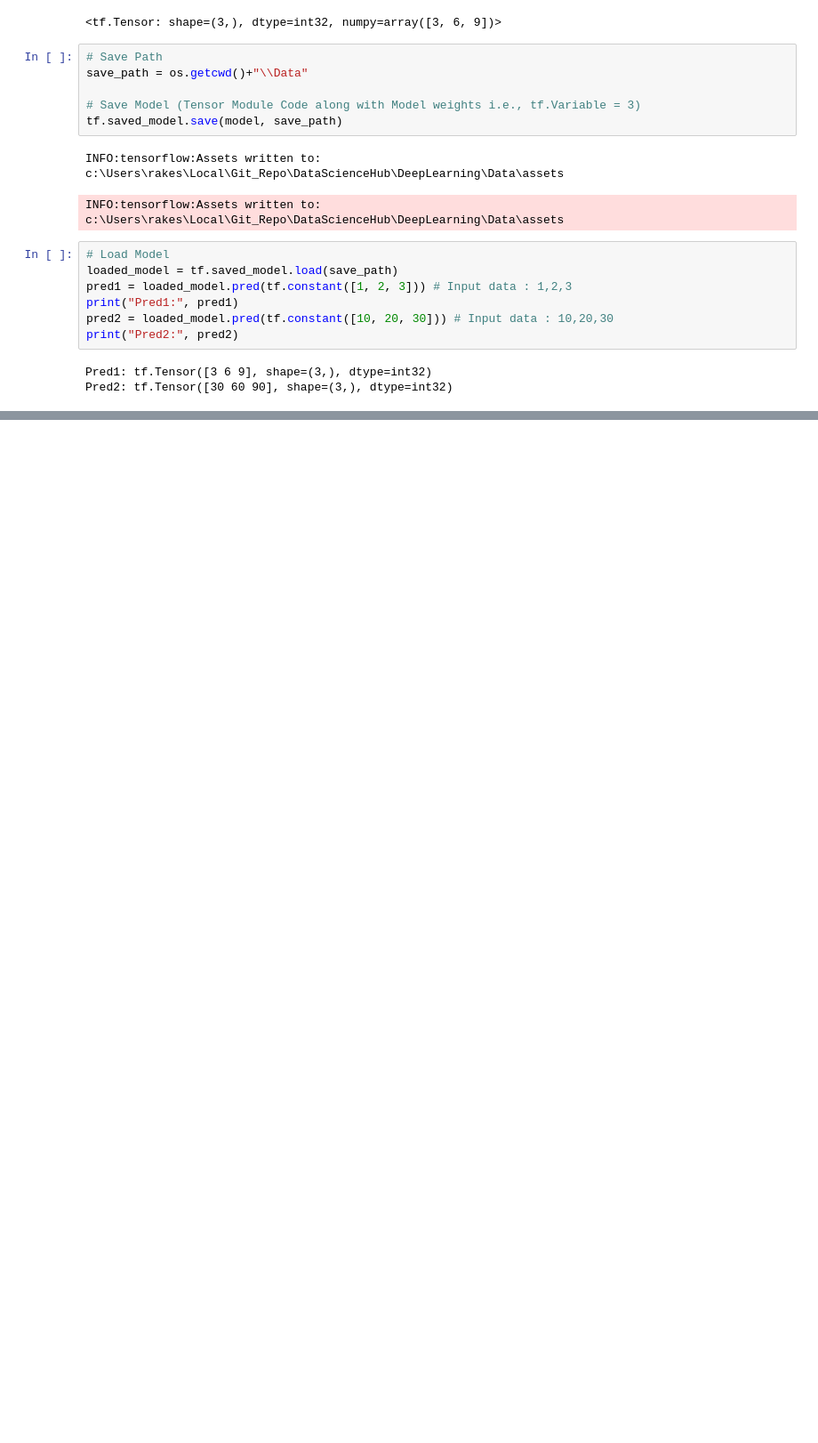
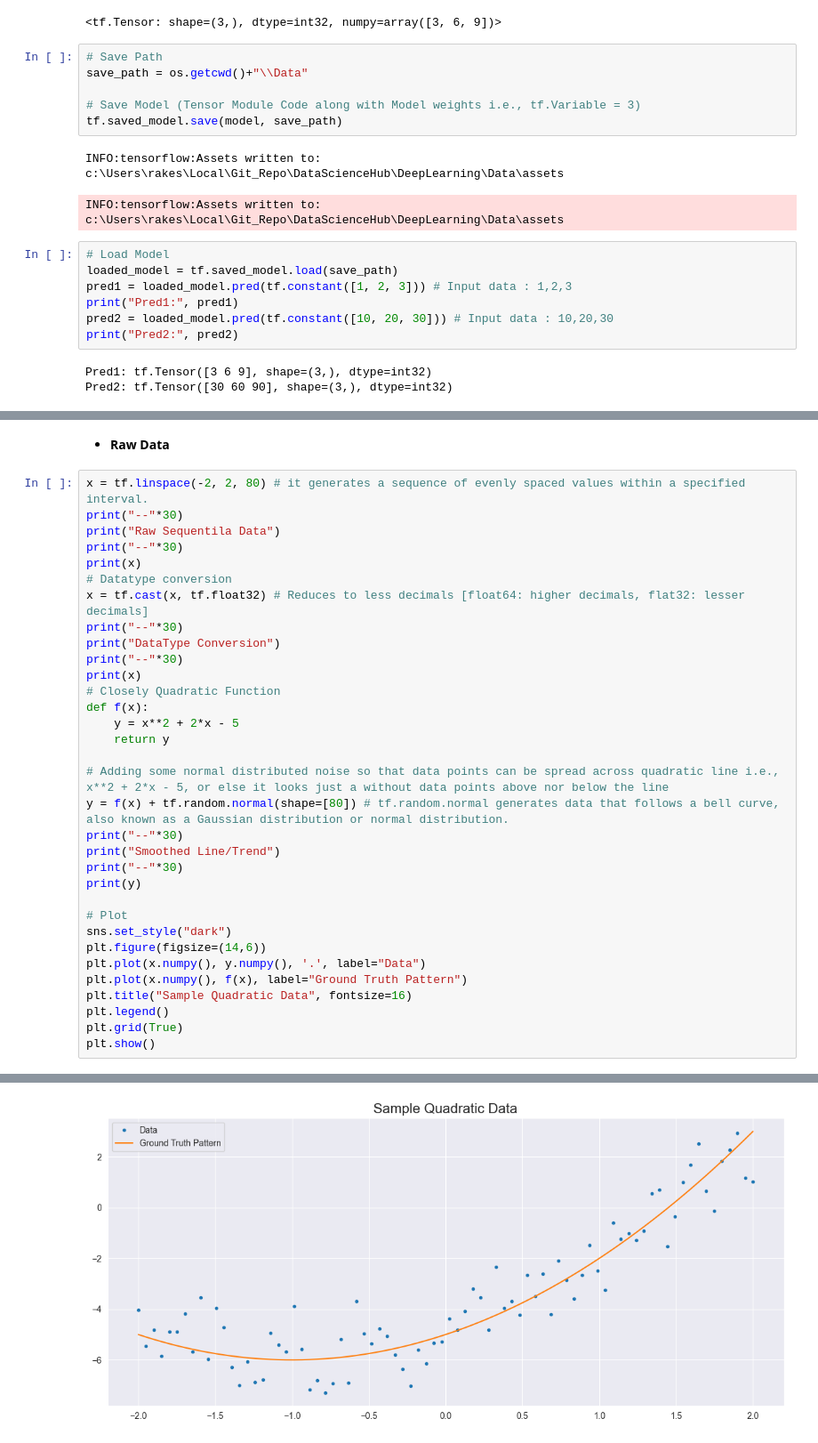
Before and after one commit to RakeshG1/DataScienceHub, a Jupyter notebook: DeepLearning/Tensorflow[Basics].ipynb, the cells around one changed output, grey strips where cells are left out. Shown: that part at 89% size. Drawn from its saved outputs; the diff is of its cells as text; blank space fills up the shorter version.

Commit message:
Updated Tensorflow notebook with quadratic model

```diff
--- a/DeepLearning/Tensorflow[Basics].ipynb
+++ b/DeepLearning/Tensorflow[Basics].ipynb
@@ -303,0 +338,36 @@ Pred2: tf.Tensor([30 60 90], shape=(3,), dtype=int32)
+# %% [markdown]
+- **Raw Data**
+# %%
+x = tf.linspace(-2, 2, 80) # it generates a sequence of evenly spaced values within a specified interval.
+print("--"*30)
+print("Raw Sequentila Data")
+print("--"*30)
+print(x)
+# Datatype conversion
+x = tf.cast(x, tf.float32) # Reduces to less decimals [float64: higher decimals, flat32: lesser decimals]
+print("--"*30)
+print("DataType Conversion")
+print("--"*30)
+print(x)
+# Closely Quadratic Function
+def f(x):
+    y = x**2 + 2*x - 5
+    return y
+
+# Adding some normal distributed noise so that data points can be spread across quadratic line i.e., x**2 + 2*x - 5, or else it looks just a without data points above nor below the line
+y = f(x) + tf.random.normal(shape=[80]) # tf.random.normal generates data that follows a bell curve, also known as a Gaussian distribution or normal distribution.
+print("--"*30)
+print("Smoothed Line/Trend")
+print("--"*30)
+print(y)
+
+# Plot
+sns.set_style("dark")
+plt.figure(figsize=(14,6))
+plt.plot(x.numpy(), y.numpy(), '.', label="Data")
+plt.plot(x.numpy(), f(x), label="Ground Truth Pattern")
+plt.title("Sample Quadratic Data", fontsize=16)
+plt.legend()
+plt.grid(True)
+plt.show()
+# %% [output]
@@ -303,0 +391 @@ Pred2: tf.Tensor([30 60 90], shape=(3,), dtype=int32)
+[figure, added]
```
Also changed, not shown: parts of 9 cells of this notebook.
